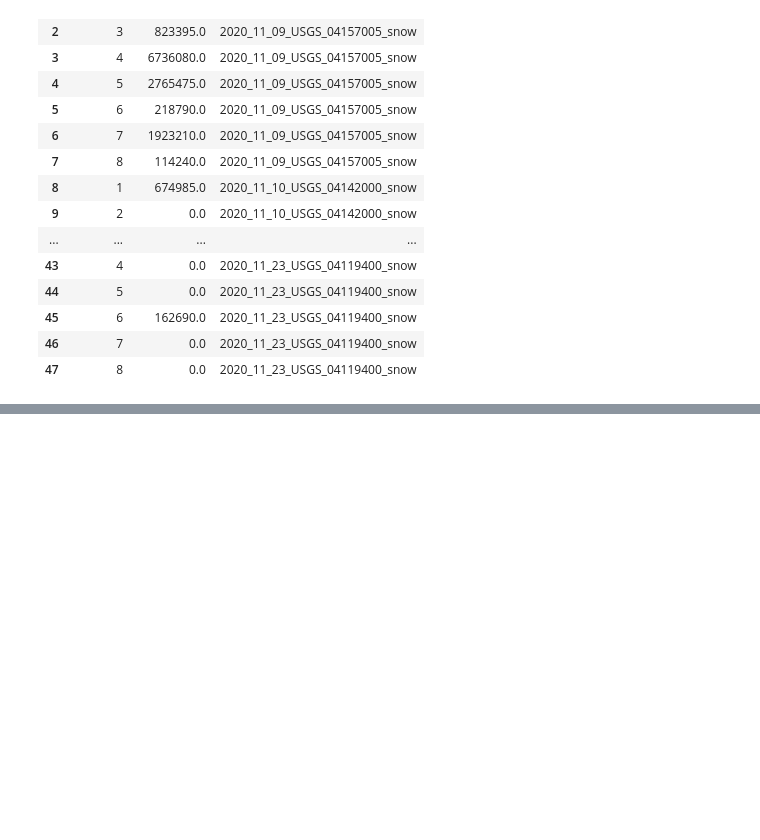
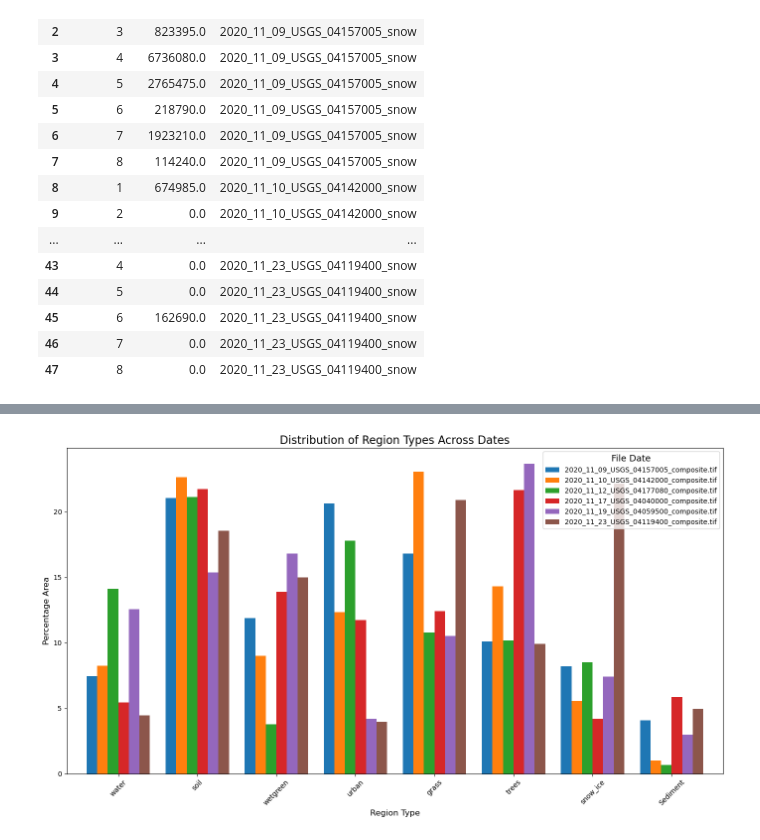
Before and after one commit to sergiozxy/Urban-Effect-Of-Water-Sediment, a Jupyter notebook: final result-cleaned.ipynb, the cells around one changed output, grey strips where cells are left out. Saved outputs shown, nothing was run; the diff lists cells and outputs as text; code cells hidden in the pictures; blank space fills up the shorter version.

```diff
--- a/final result-cleaned.ipynb
+++ b/final result-cleaned.ipynb
@@ -1444,0 +1499,8 @@ filtration_result = pd.read_csv('../Urban-Effect-Of-Water-Sediment/classificatio
+# %%
+soil_data = pd.read_excel('../644 final project/sediment.xlsx')
+# %%
+soil_data['ActivityStartDate'] = pd.to_datetime(soil_data['ActivityStartDate']).astype(str)
+# %%
+soil_data['name'] = soil_data['ActivityStartDate'] + '_' + soil_data['MonitoringLocationIdentifier']
+soil_data['name'] = soil_data['name'].str.replace('-', '_', regex=False)
+soil_data['name'] = soil_data['name'] + "_composite.tif"
@@ -1444,0 +1517,25 @@ filtration_result = pd.read_csv('../Urban-Effect-Of-Water-Sediment/classificatio
+# %%
+for i in final_result.columns:
+    indices = soil_data.index[soil_data['name'] == i][0]
+    final_result.loc['Sediment', i] = soil_data.loc[indices, 'ResultMeasureValue']
+
+import numpy as np
+
+row_list = final_result.loc['Sediment', :].values.flatten().tolist()
+row_list = np.log(row_list)
+final_result.loc['Sediment', :] = row_list
+# %%
+# Plotting
+ax = final_result.plot(kind='bar', figsize=(14, 8), width=0.8)
+ax.set_xlabel('Region Type', fontsize=12)
+ax.set_ylabel('Percentage Area', fontsize=12)
+ax.set_title('Distribution of Region Types Across Dates', fontsize=16)
+ax.legend(title='File Date', title_fontsize='13', fontsize='10')
+
+# Show the plot
+plt.xticks(rotation=45)
+plt.tight_layout()
+plt.savefig('result.png', dpi = 300)
+# plt.show()
+# %% [output]
+[figure, added]
```
Also changed, not shown: parts of 8 cells of this notebook, 1 other file.
